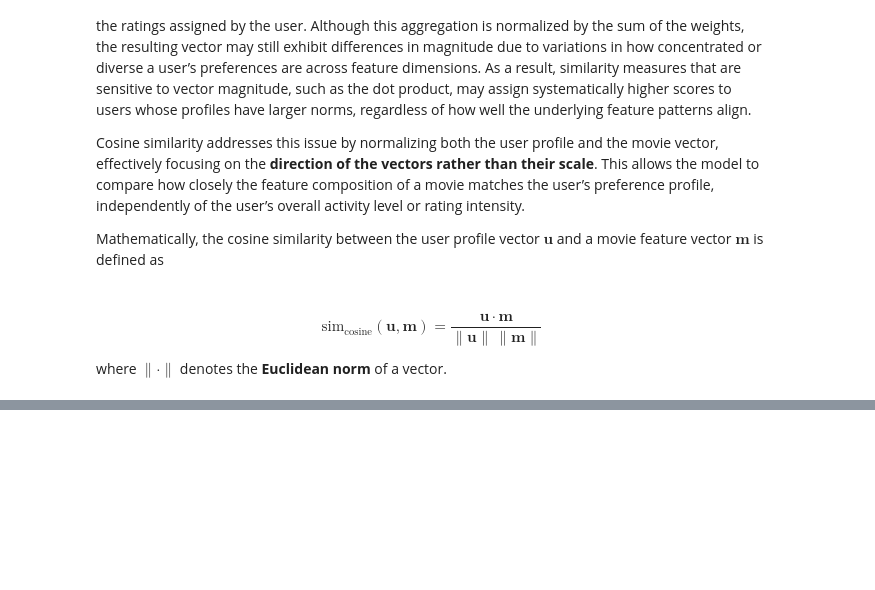
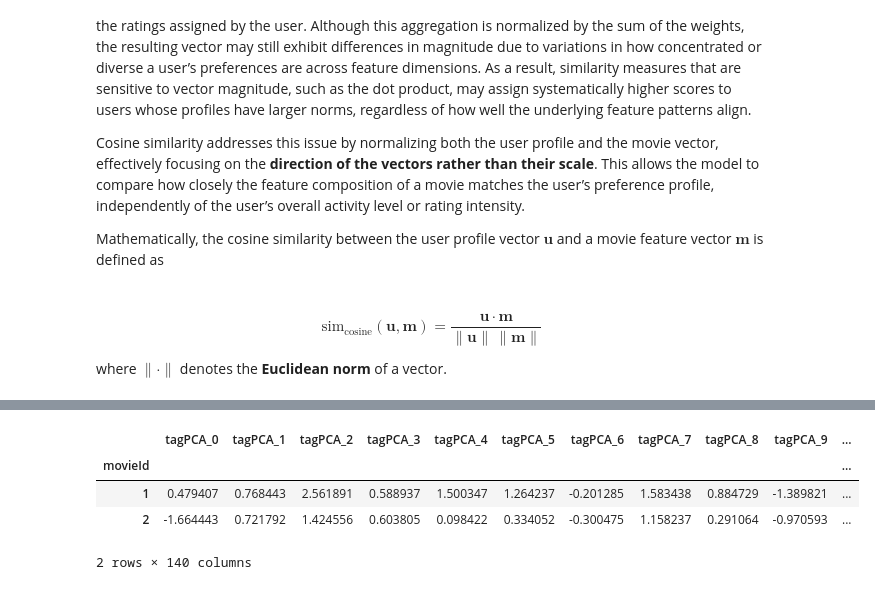
Before and after one commit to Croci-Yuri/Hybrid_Movie_Recommendation_System, a Jupyter notebook: notebooks/05_content_F.ipynb, the cells around one changed output, grey strips where cells are left out. Cells and saved outputs as stored; diff of their text form; code cells hidden in the pictures; blank space fills up the shorter version.

```diff
--- a/notebooks/05_content_F.ipynb
+++ b/notebooks/05_content_F.ipynb
@@ -87,0 +265,14 @@ This combination of categorical, numerical, and derived features forms the basis
+# %%
+# Range of k components to test
+k_range = range(1,after_tags+1)
+k_range_progress = after_tags//10
+
+cumulative_variances = []
+
+# Loop over k values to compute cumulative variance explained
+for k in k_range:
+    pca = PCA(n_components=k)
+    pca.fit(movie_tag_matrix)
+    cumulative_variances.append(np.sum(pca.explained_variance_ratio_))
+    if k % k_range_progress == 0:
+        print(f"Computed PCA for k={k}")
@@ -87,0 +334,17 @@ This combination of categorical, numerical, and derived features forms the basis
+# %%
+# Save reduced-matrix with optimal k=140
+pca_final = PCA(n_components=140)
+reduced_matrix = pca_final.fit_transform(movie_tag_matrix)
+
+# Create DataFrame for reduced matrix with appropriate column names
+reduced_matrix_df = pd.DataFrame(reduced_matrix,
+                                 index=movie_tag_matrix.index,
+                                 columns=[f'tagPCA_{i}' for i in range(reduced_matrix.shape[1])])
+
+reduced_matrix_df.head(2)
+# %% [output]
+|  | tagPCA_0 | tagPCA_1 | tagPCA_2 | tagPCA_3 | tagPCA_4 | tagPCA_5 | tagPCA_6 | tagPCA_7 | tagPCA_8 | tagPCA_9 | ... |
+| movieId |  |  |  |  |  |  |  |  |  |  | ... |
+| 1 | 0.479407 | 0.768443 | 2.561891 | 0.588937 | 1.500347 | 1.264237 | -0.201285 | 1.583438 | 0.884729 | -1.389821 | ... |
+| 2 | -1.664443 | 0.721792 | 1.424556 | 0.603805 | 0.098422 | 0.334052 | -0.300475 | 1.158237 | 0.291064 | -0.970593 | ... |
+2 rows × 140 columns
```
Also changed, not shown: parts of 48 cells of this notebook, 5 other files.
